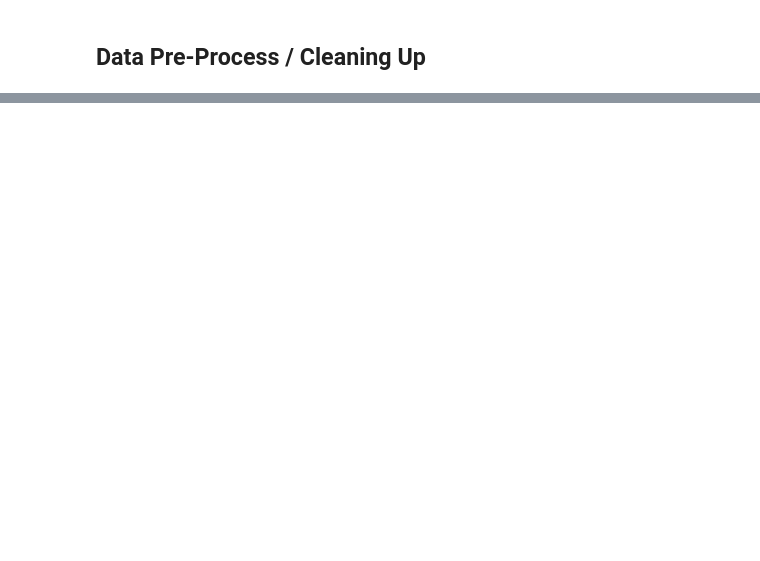
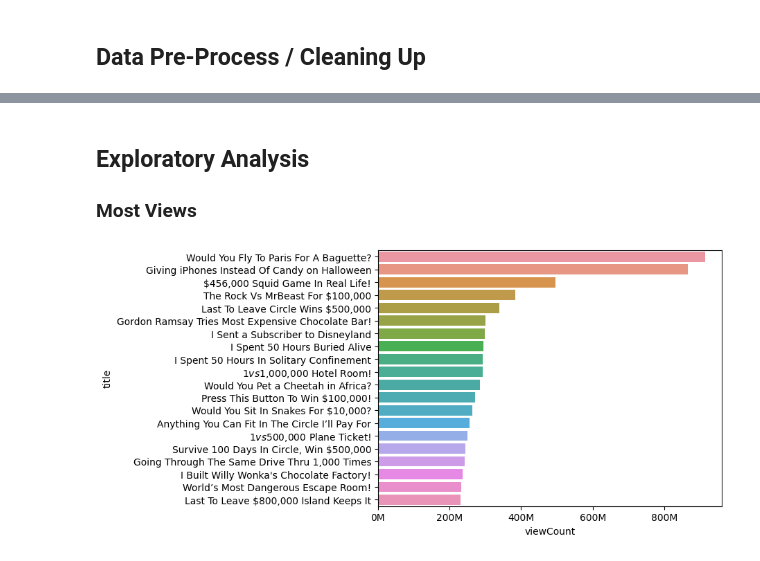
Before and after one commit to WackyChomp/youtube-analysis, a Jupyter notebook: 2-analysis/youtube_channels_analysis.ipynb, the cells around one changed output, grey strips where cells are left out. Drawn from its saved outputs; the diff is of its cells as text; code cells hidden in the pictures; blank space fills up the shorter version.

Commit message:
Reused most view count barplot snippet / updated README.md

```diff
--- a/2-analysis/youtube_channels_analysis.ipynb
+++ b/2-analysis/youtube_channels_analysis.ipynb
@@ -285,0 +378,9 @@ video_df
+# %% [markdown]
+## Exploratory Analysis
+### Most Views
+# %%
+ax1 = sns.barplot(x='viewCount', y='title', data=video_df.sort_values('viewCount', ascending=False)[0:20])
+ax1.xaxis.set_major_formatter(ticker.FuncFormatter(lambda y, pos:'{:,.0f}'.format(y/1000000) + 'M'))
+plt.show()
+# %% [output]
+[figure, added]
```
Also changed, not shown: parts of 8 cells of this notebook, 1 other file.
